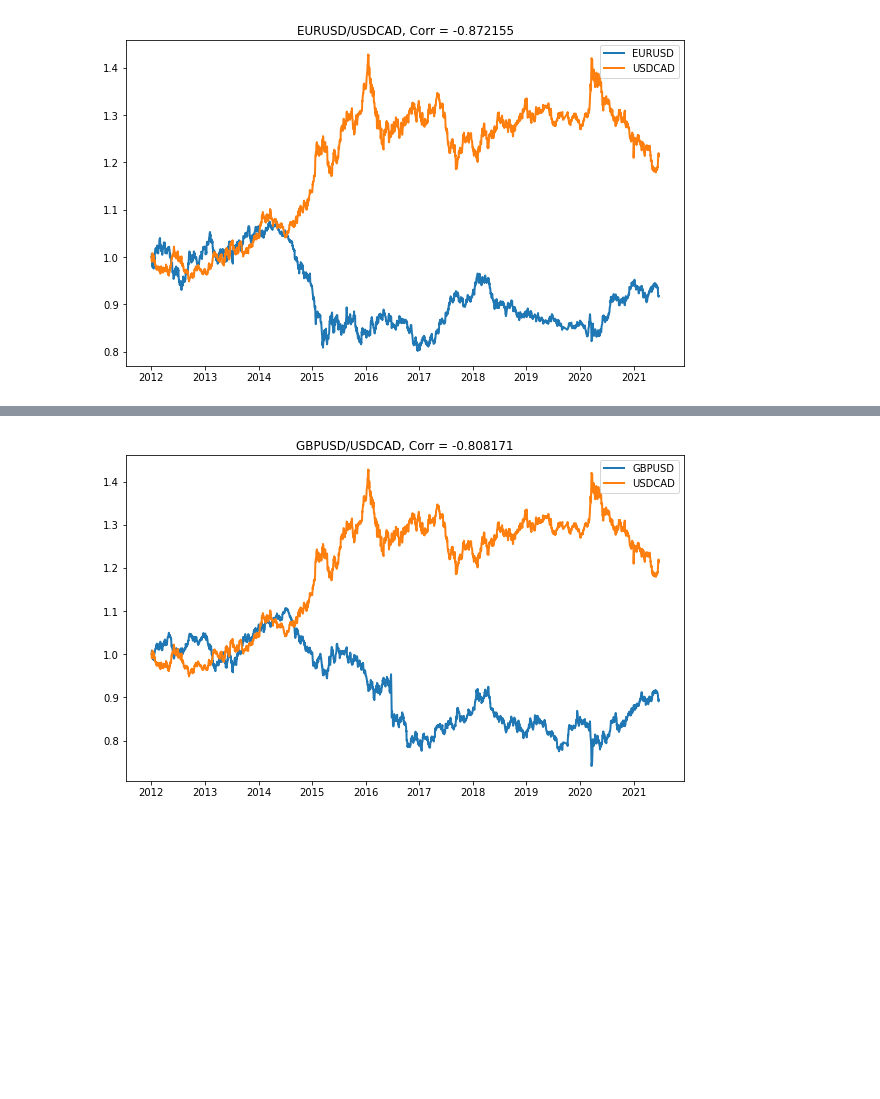
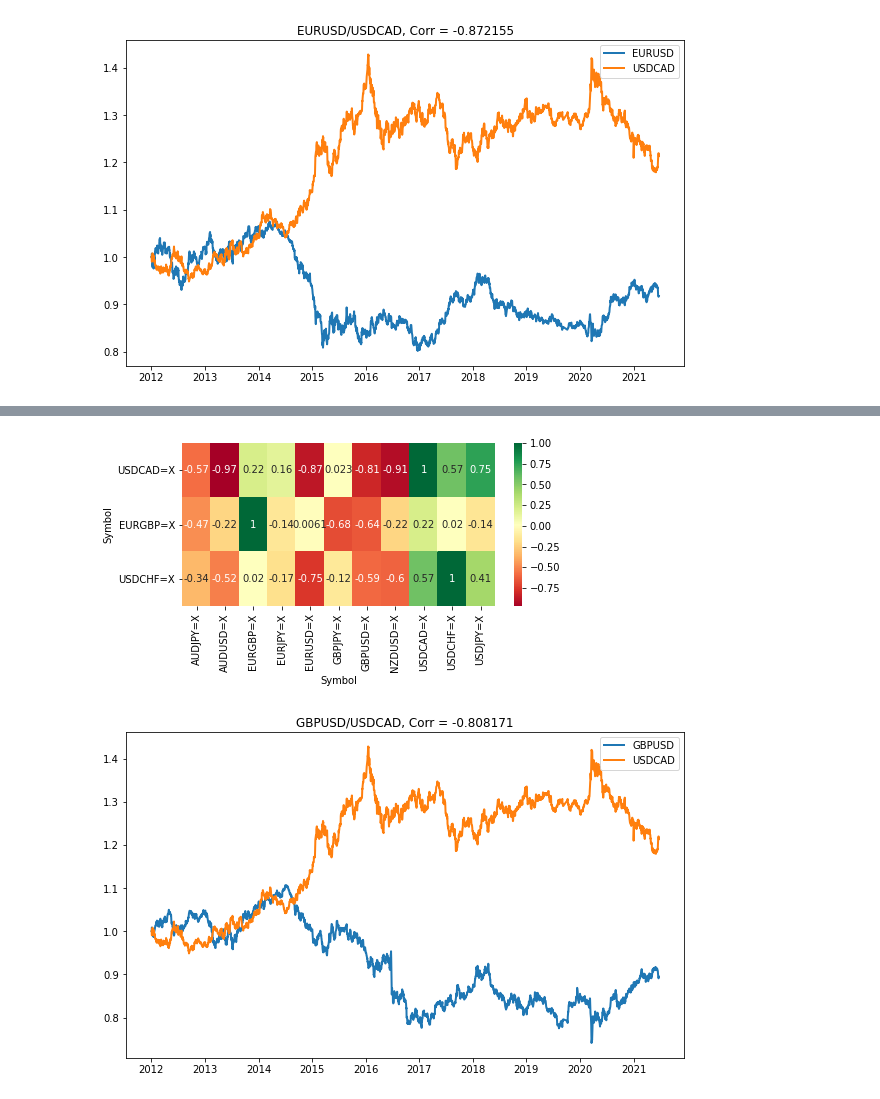
Before and after one commit to tutalae/practice-for-analysing-and-predict-the-price-of-crypto-currency, a Jupyter notebook: 5Forex_Uncorr.ipynb, the cells around one changed output, grey strips where cells are left out. Saved outputs shown, nothing was run; the diff lists cells and outputs as text; code cells hidden in the pictures; blank space fills up the shorter version.

```diff
--- a/5Forex_Uncorr.ipynb
+++ b/5Forex_Uncorr.ipynb
@@ -182,5 +158,7 @@ plt.show()
 [figure]
 # %%
 # 4. GBPUSD=X -0.808171
-corr_df.nsmallest(3, "GBPUSD=X")
+uncorr4 = corr_df.nsmallest(3, "GBPUSD=X")
+fig, ax = plt.subplots(figsize=(7,3))
+ax = seaborn.heatmap(uncorr4, annot=True, cmap="RdYlGn")
 # %% [output]
@@ -192,3 +165,4 @@ corr_df.nsmallest(3, "GBPUSD=X")
+[figure, added]
 # %%
 fig, ax = plt.subplots(figsize=(10,6))
 
```
Also changed, not shown: parts of 8 cells of this notebook.
